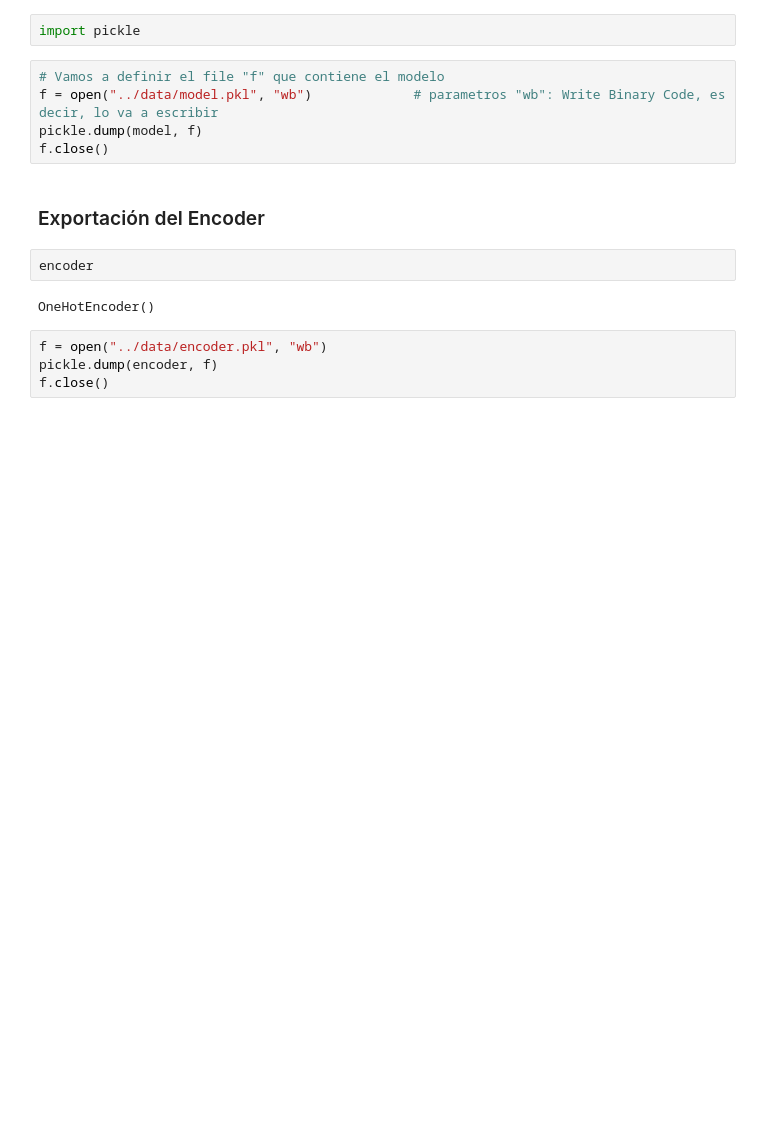
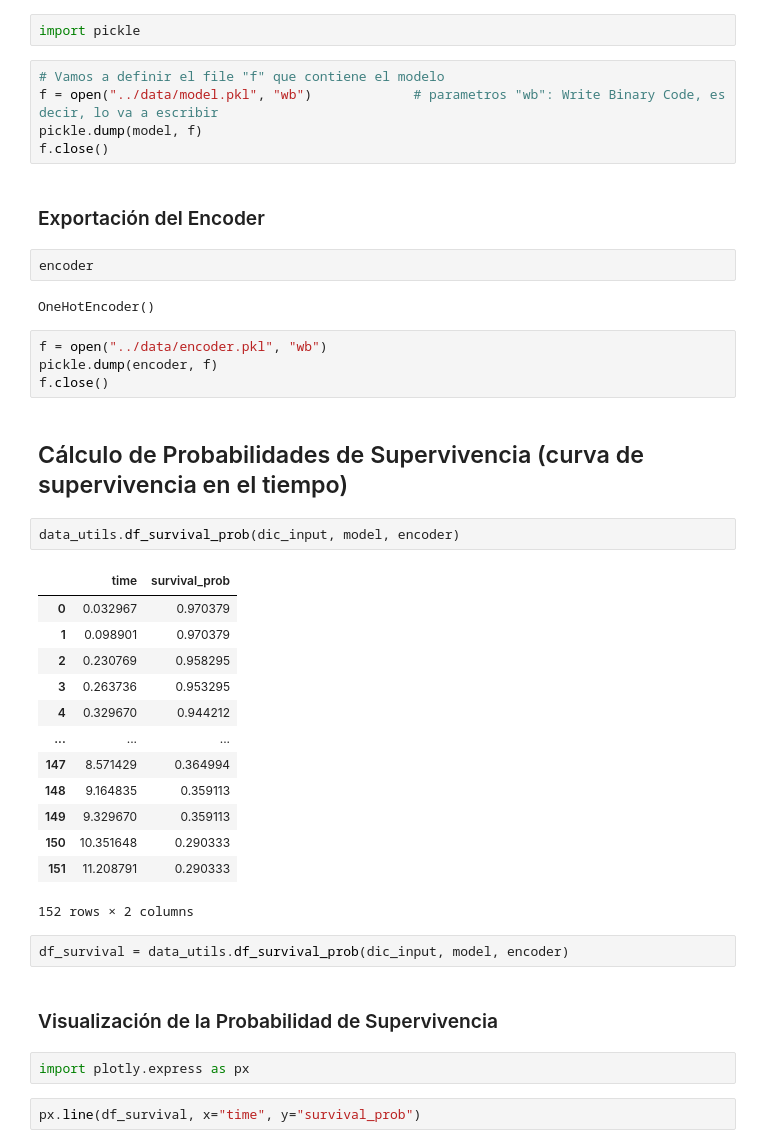
Before and after one commit to guillenunezc/Analisis-Supervivencia, a Jupyter notebook: 01_Notebooks/1_Modelo_Analisis_Supervivencia.ipynb, the cells around one changed output. Cells and saved outputs as stored; diff of their text form; blank space fills up the shorter version.

```diff
--- a/01_Notebooks/1_Modelo_Analisis_Supervivencia.ipynb
+++ b/01_Notebooks/1_Modelo_Analisis_Supervivencia.ipynb
@@ -477,3 +477,29 @@ OneHotEncoder()
 f = open("../data/encoder.pkl", "wb")
 pickle.dump(encoder, f)
 f.close()
+# %% [markdown]
+## Cálculo de Probabilidades de Supervivencia (curva de supervivencia en el tiempo)
+# %%
+data_utils.df_survival_prob(dic_input, model, encoder)
+# %% [output]
+|  | time | survival_prob |
+| 0 | 0.032967 | 0.970379 |
+| 1 | 0.098901 | 0.970379 |
+| 2 | 0.230769 | 0.958295 |
+| 3 | 0.263736 | 0.953295 |
+| 4 | 0.329670 | 0.944212 |
+| ... | ... | ... |
+| 147 | 8.571429 | 0.364994 |
+| 148 | 9.164835 | 0.359113 |
+| 149 | 9.329670 | 0.359113 |
+| 150 | 10.351648 | 0.290333 |
+| 151 | 11.208791 | 0.290333 |
+152 rows × 2 columns
+# %%
+df_survival = data_utils.df_survival_prob(dic_input, model, encoder)
+# %% [markdown]
+### Visualización de la Probabilidad de Supervivencia
+# %%
+import plotly.express as px
+# %%
+px.line(df_survival, x="time", y="survival_prob")
```
Also changed, not shown: 1 other file.
